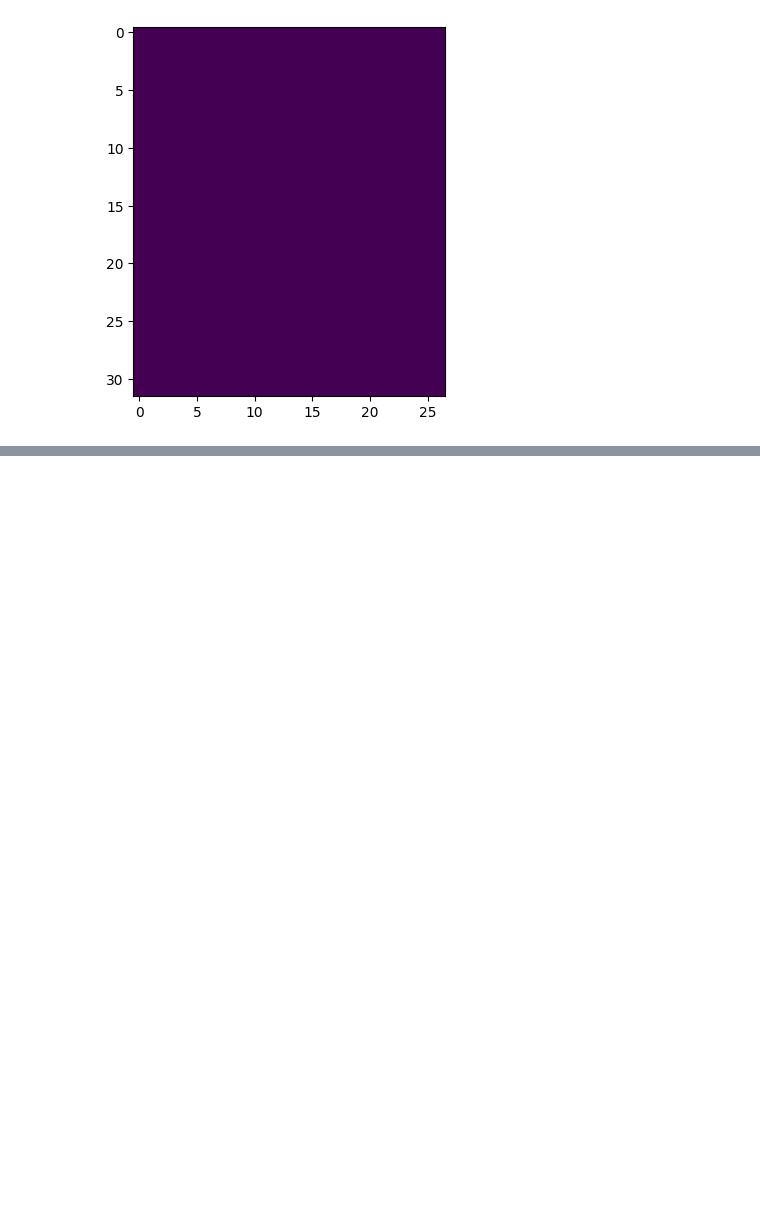
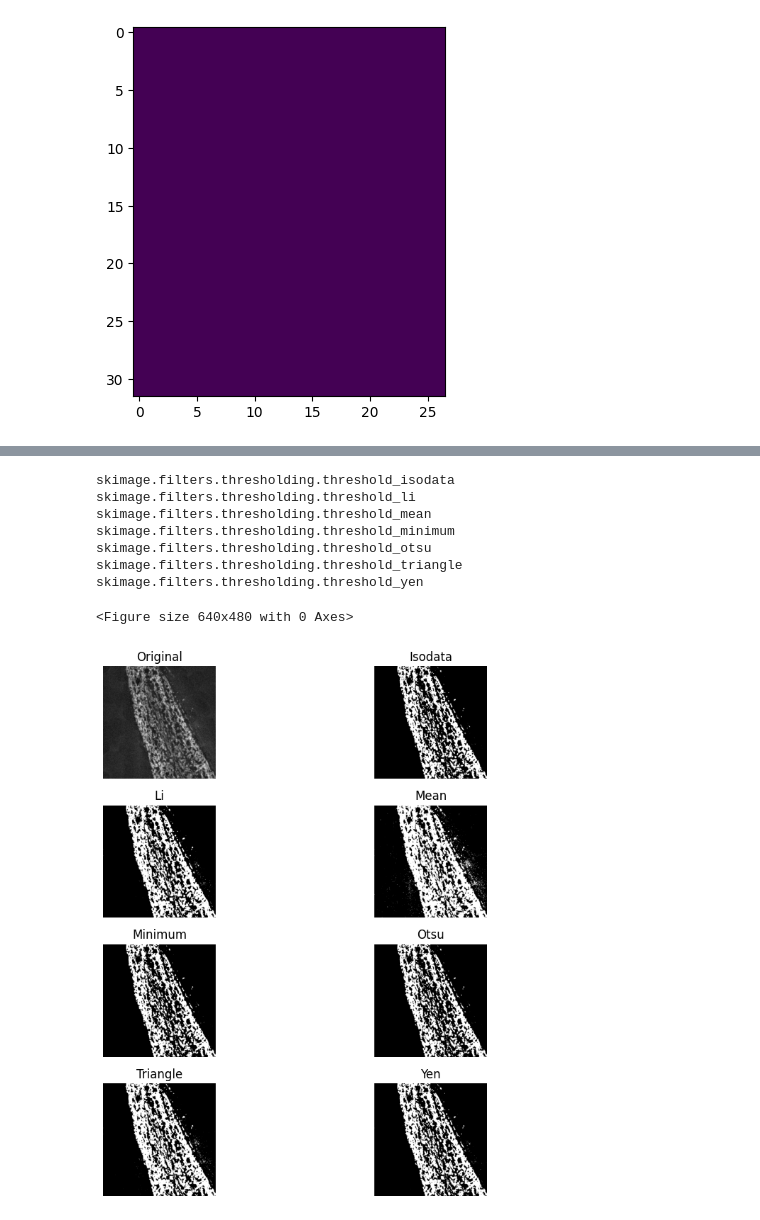
Before and after one commit to vaioic/OIC-201_Analyzing_mito_content_mtDNA, a Jupyter notebook: analyze_images.ipynb, the cells around one changed output, grey strips where cells are left out. Drawn from its saved outputs; the diff is of its cells as text; code cells hidden in the pictures; blank space fills up the shorter version.

```diff
--- a/analyze_images.ipynb
+++ b/analyze_images.ipynb
@@ -198,0 +212,14 @@ plt.imshow(mask)
+# %%
+plt.clf()
+fig, ax = skimage.filters.try_all_threshold(combinedImage_cleaned, figsize=(10,8))
+plt.show()
+# %% [output]
+skimage.filters.thresholding.threshold_isodata
+skimage.filters.thresholding.threshold_li
+skimage.filters.thresholding.threshold_mean
+skimage.filters.thresholding.threshold_minimum
+skimage.filters.thresholding.threshold_otsu
+skimage.filters.thresholding.threshold_triangle
+skimage.filters.thresholding.threshold_yen
+<Figure size 640x480 with 0 Axes>
+[figure, added]
```
Also changed, not shown: parts of 3 cells of this notebook.
